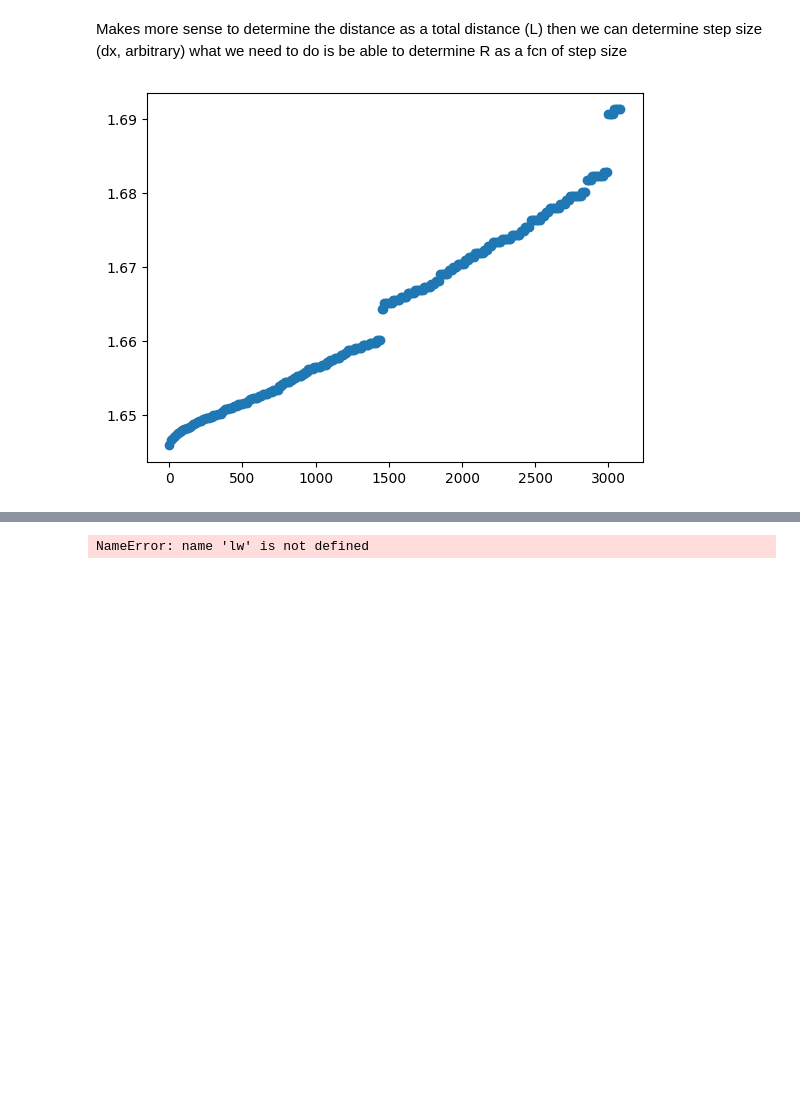
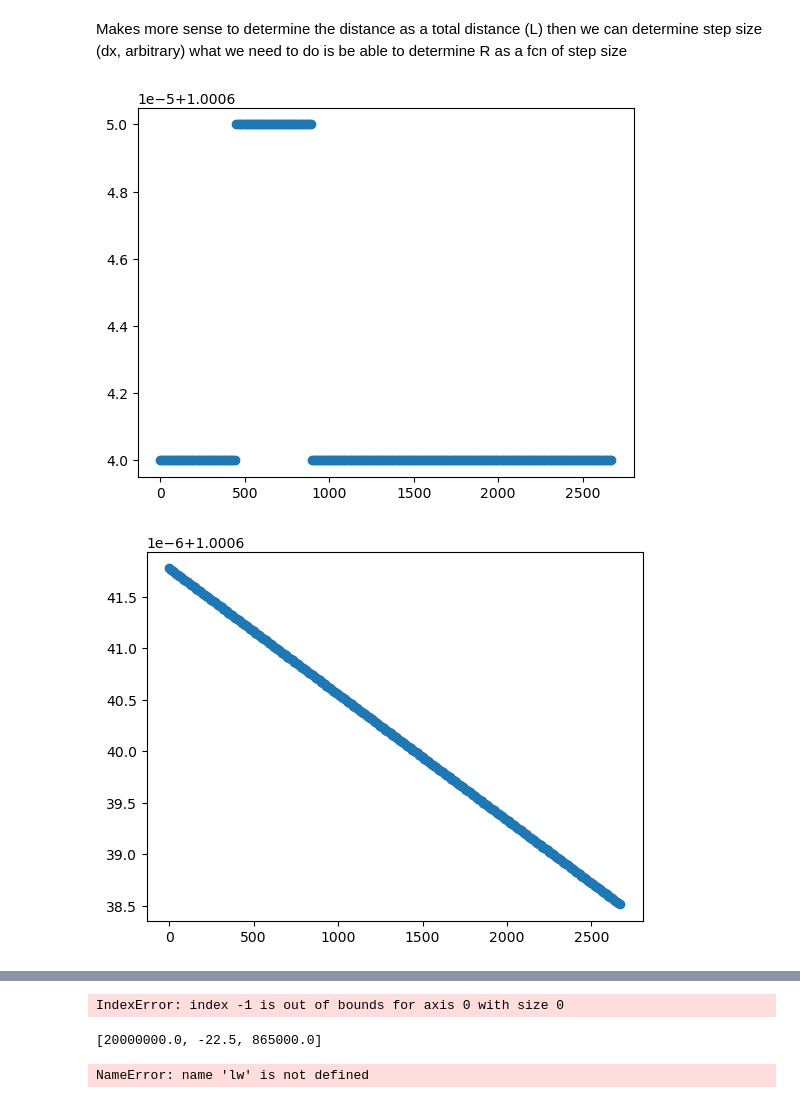
Before and after one commit to CNorthwayMedPhys/Full-Body-Flow-Model-Project, a Jupyter notebook: Modifying Artery VaMpy.ipynb, the cells around one changed output, grey strips where cells are left out. Drawn from its saved outputs; the diff is of its cells as text; code cells hidden in the pictures; blank space fills up the shorter version.

```diff
--- a/Modifying Artery VaMpy.ipynb
+++ b/Modifying Artery VaMpy.ipynb
@@ -26,8 +17,8 @@ https://stackoverflow.com/questions/35612235/how-to-read-numpy-2d-array-from-str
 #load in vessel data frame
 
 try:
-    vessel_df = pd.read_pickle ('C:\\Users\\cbnor\\Documents\\Full Body Flow Model Project\\arm.pkl')
+    vessel_df = pd.read_pickle ('C:\\Users\\cbnor\\Documents\\Full Body Flow Model Project\\rleg.pkl')
 except:
-    print('Do at work')
+    vessel_df = pd.read_pickle ('C:\\Users\\Cassidy.Northway\\GitRemoteRepo\\rleg.pkl')
 print(vessel_df)
 # %% [output]
@@ -52,7 +43,7 @@ print(vessel_df)
 Goal is to modify the artery code to take the information as structured in our DataFrame and be able to use it to create an artery class object to be passsed to the artery network as necessary
 # %%
 #For arm dataframe the intial artery will be the at index 17
-index = 17
+index = 2
 first_vessel = vessel_df.loc[index]
 # %% [markdown]
 #How / what happens if we voxelize the central axis data, aka can I create my own version of the X and R vectors not important...
@@ -69,40 +60,45 @@ Makes more sense to determine the distance as a total distance (L) then we can d
 # %%
 # Determine the parameters transformation, add 4th column to central axis data to track distance along track
 
 #Location of values in relation to other via index
-loc = index
+for index in range(0,23):
+    loc = index
 
-#Determine L and prepare to handle calculation of R
-total_distance = 0
-central_axis = vessel_df.loc[index,'Centre Axis Array']
-central_axis = np.hstack((central_axis, np.zeros((central_axis.shape[0], 1), dtype=central_axis.dtype)))
+    #Determine L and prepare to handle calculation of R
+    total_distance = 0
+    central_axis = vessel_df.loc[index,'Centre Axis Array']
+    central_axis = np.hstack((central_axis, np.zeros((central_axis.shape[0], 1), dtype=central_axis.dtype)))
 
-for i in range(0,np.shape(central_axis)[0]-1):
-    dist = np.linalg.norm(central_axis[i,0:3] - central_axis[i+1,0:3])
-    total_distance = total_distance + dist
-    central_axis[i+1,3] = total_distance
+    for i in range(0,np.shape(central_axis)[0]-1):
+        dist = np.linalg.norm(central_axis[i,0:3] - central_axis[i+1,0:3])
+        total_distance = total_distance + dist
+        central_axis[i+1,3] = total_distance
 
-L = central_axis[-1,3]
-dx = 10
-nx = int(L/dx)+1
+    L = central_axis[-1,3]
+    dx = 10
+    nx = int(L/dx)+1
 
-if nx-1 != L/dx:
-    L = dx * (nx-1)
-X = np.linspace(0.0, L, nx)
+    if nx-1 != L/dx:
+        L = dx * (nx-1)
+    X = np.linspace(0.0, L, nx)
 
-#Now we need to interpolate the R values to corresponding X values
-radius = vessel_df.loc[index, 'Radius Array']
-Ru = radius[0]
-Rd = radius[-1]
-R = []
-for x in X:
-    idx = (np.abs(central_axis[:,3] - x)).argmin()
-    try:
-        R.append(radius[idx])
-    except:
-        R.append(radius[idx-1])
-R= np.round(R,5)
-plt.scatter(X, R)
-plt.show()
+    #Now we need to interpolate the R values to corresponding X values
+    radius = vessel_df.loc[index, 'Radius Array']
+    Ru = np.mean(radius[0:5])
+    Rd = np.mean(radius[-6:-1])
+    R = []
+    for x in X:
+        idx = (np.abs(central_axis[:,3] - x)).argmin()
+        try:
+            R.append(radius[idx])
+        except:
+            R.append(radius[idx-1])
+    R= np.round(R,5)
+    plt.scatter(X, R)
+    plt.show()
+    R_x = Ru * np.power((Rd/Ru), X/L)
+    plt.scatter(X, R_x)
+    plt.show()
 # %% [output]
-[figure, old version]
+[figure, new version]
+[figure, added]
@@ -109,12 +107,15 @@ plt.show()
+IndexError: index -1 is out of bounds for axis 0 with size 0
 # %%
 #Now we need to think aobut elasticity parameters and reynold's numbers
 if R[0]<3:
     k=[20E6, -22.5, 86.5E4]
 else:
     k =[3E6, -9, 33.7E4]
-
+print(k)
 
 Re = 2.17 #From example Q
+# %% [output]
+[20000000.0, -22.5, 865000.0]
 # %%
 rc = 1
 qc = 10
```
Also changed, not shown: parts of 6 cells of this notebook, 17 other files.
